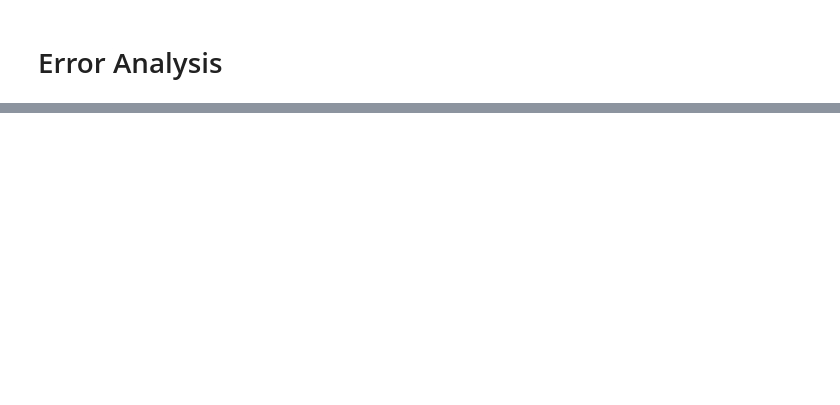
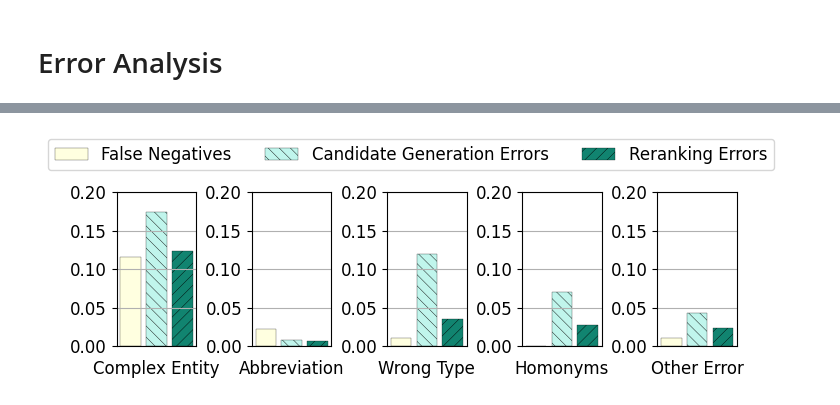
Before and after one commit to hpi-dhc/xmen, a Jupyter notebook: notebooks/BioASQ_DisTEMIST.ipynb, the cells around one changed output, grey strips where cells are left out. Drawn from its saved outputs; the diff is of its cells as text; code cells hidden in the pictures; blank space fills up the shorter version.

```diff
--- a/notebooks/BioASQ_DisTEMIST.ipynb
+++ b/notebooks/BioASQ_DisTEMIST.ipynb
@@ -364,0 +323,2 @@ evaluate_at_k(ds['train'], prediction_monoling)
+# %%
+cg_kb = load_kb(base_path / 'distemist' / 'merged' / f'{dict_config}.jsonl')
@@ -364,0 +328,5 @@ evaluate_at_k(ds['train'], prediction_monoling)
+# %%
+# False negative (not part of top 64)
+fns_cand = edf_cand[edf_cand.pred_index == -1]
+fns_cand_counts = fns_cand.error_type.value_counts() / len(edf_cand)
+fns_cand_counts
@@ -364,0 +340,5 @@ evaluate_at_k(ds['train'], prediction_monoling)
+# %%
+# Ranking errors during candidate generation
+misranked_cand = edf_cand[edf_cand.pred_index > 0]
+misranked_cand_counts = misranked_cand.error_type.value_counts() / len(edf_cand)
+misranked_cand_counts
@@ -364,0 +353,8 @@ evaluate_at_k(ds['train'], prediction_monoling)
+# %%
+# Ranking errors after reranking
+error_rr = entity_linking_error_analysis(ds['validation'], cross_enc_pred_valid)
+edf_rr, _ = analyze(error_rr, cg_kb, 'eval', None)
+
+misranked_rr = edf_rr[edf_rr.pred_index > 0]
+misranked_rr_counts = misranked_rr.error_type.value_counts() / len(edf_rr)
+misranked_rr_counts
@@ -364,0 +369,29 @@ evaluate_at_k(ds['train'], prediction_monoling)
+# %%
+import matplotlib
+from matplotlib import pyplot as plt
+
+error_types = ['Complex Entity', 'Abbreviation', 'Wrong Type', 'Homonyms', 'Other Error']
+keys = ['COMPLEX_ENTITY', 'ABBREV', 'WRONG_SEMANTIC_TYPE', 'SAME_SYNONYMS', 'UNKNOWN_ERROR']
+counts = [fns_cand_counts, misranked_cand_counts, misranked_rr_counts]
+count_names = ['False Negatives', 'Candidate Generation Errors', 'Reranking Errors']
+
+hatches = ['', '\\\\\\', '///']
+colors = ['lightyellow', '#C0F5EC', '#118470']
+
+matplotlib.rcParams['hatch.linewidth'] = 0.3
+matplotlib.rcParams.update({'font.size': 12})
+
+fig, axs = plt.subplots(1, len(keys), figsize=(8, 2))
+for i, (key, error) in enumerate(zip(keys, error_types)):
+    for j, bar in enumerate(axs[i].bar(x=count_names, height=[c.get(key, 0.0) for c in counts], color=colors, edgecolor = 'black', linewidth=0.2)):
+        bar.set_hatch(hatches[j])
+    axs[i].grid(axis='y')
+    axs[i].set_ylim([0.0, 0.2])
+    axs[i].set_xlabel(error, labelpad=10)
+    axs[i].get_xaxis().set_ticks([])
+handles = [plt.Rectangle((0,0),1,1, facecolor=color, linewidth=0.2, edgecolor='black', hatch=h) for color, h in zip(colors, hatches)]
+plt.legend(handles, count_names, loc='upper center', bbox_to_anchor=(-3.1, 1.4, 0, 0), ncol=len(counts))
+
+plt.subplots_adjust(wspace=0.7)
+# %% [output]
+[figure, added]
```
Also changed, not shown: parts of 32 cells of this notebook, 1 other file.
